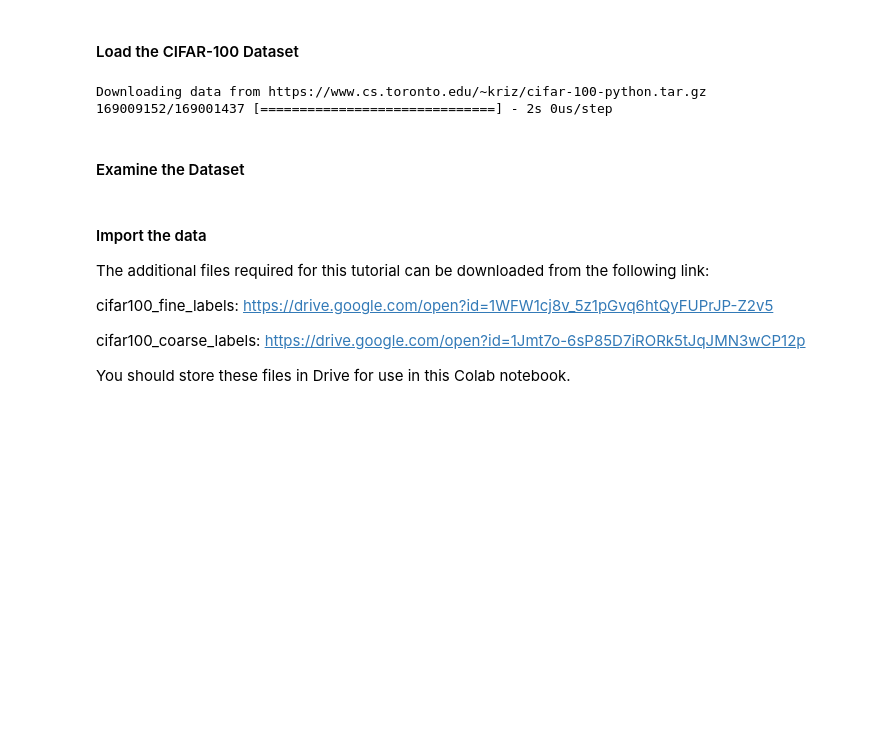
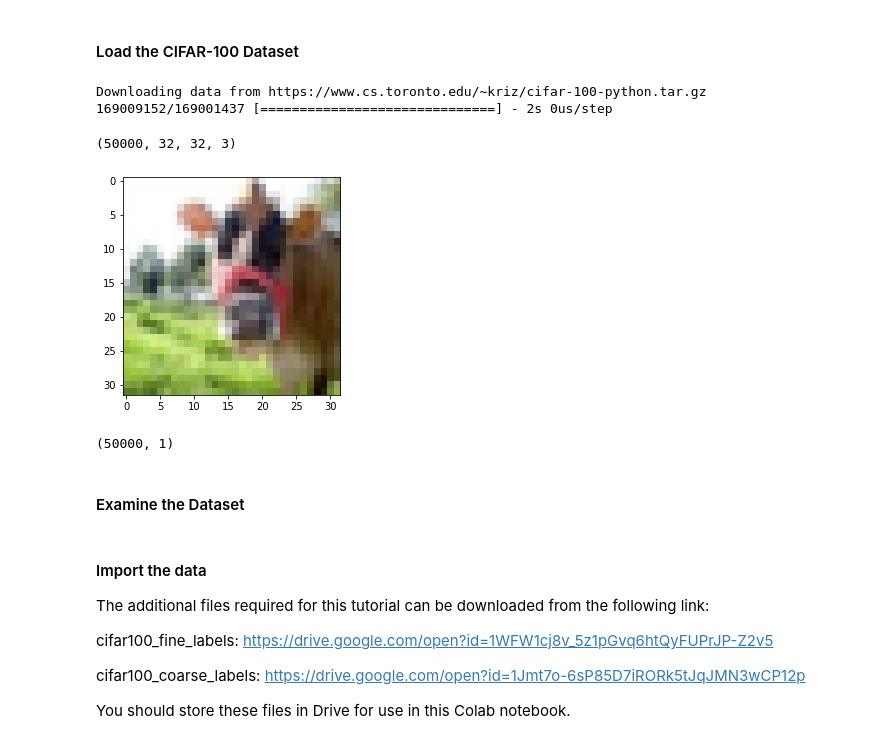
Before and after one commit to newntch/custom-tf2, a Jupyter notebook: Week2_Coding_Tutorial.ipynb, the cells around one changed output. Saved outputs shown, nothing was run; the diff lists cells and outputs as text; code cells hidden in the pictures; blank space fills up the shorter version.

```diff
--- a/Week2_Coding_Tutorial.ipynb
+++ b/Week2_Coding_Tutorial.ipynb
@@ -37,6 +41,16 @@ Downloading data from https://www.cs.toronto.edu/~kriz/cifar-100-python.tar.gz
 # Confirm that reloading the dataset does not require a download
 
 (train_images, train_label), (test_images, test_labels) = cifar100.load_data(label_mode='fine')
+# %%
+plt.imshow(train_images[0])
+print(train_images.shape)
+# %% [output]
+(50000, 32, 32, 3)
+[figure, added]
+# %%
+print(train_label.shape)
+# %% [output]
+(50000, 1)
 # %% [markdown]
 #### Examine the Dataset
 # %% [markdown]
```
Also changed, not shown: parts of 14 cells of this notebook.
